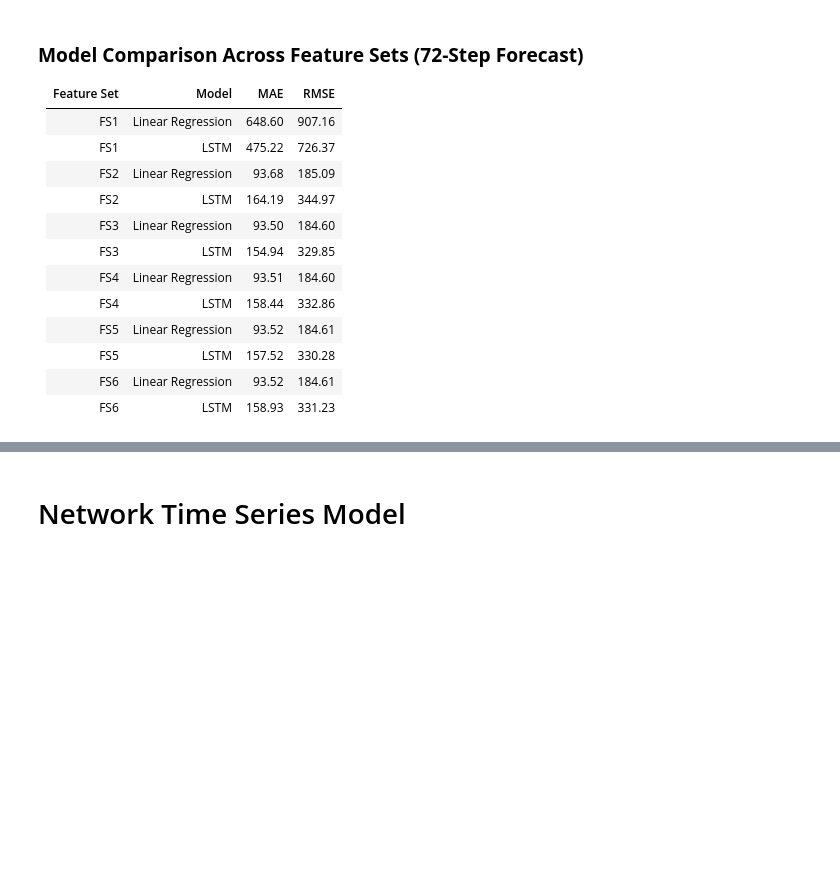
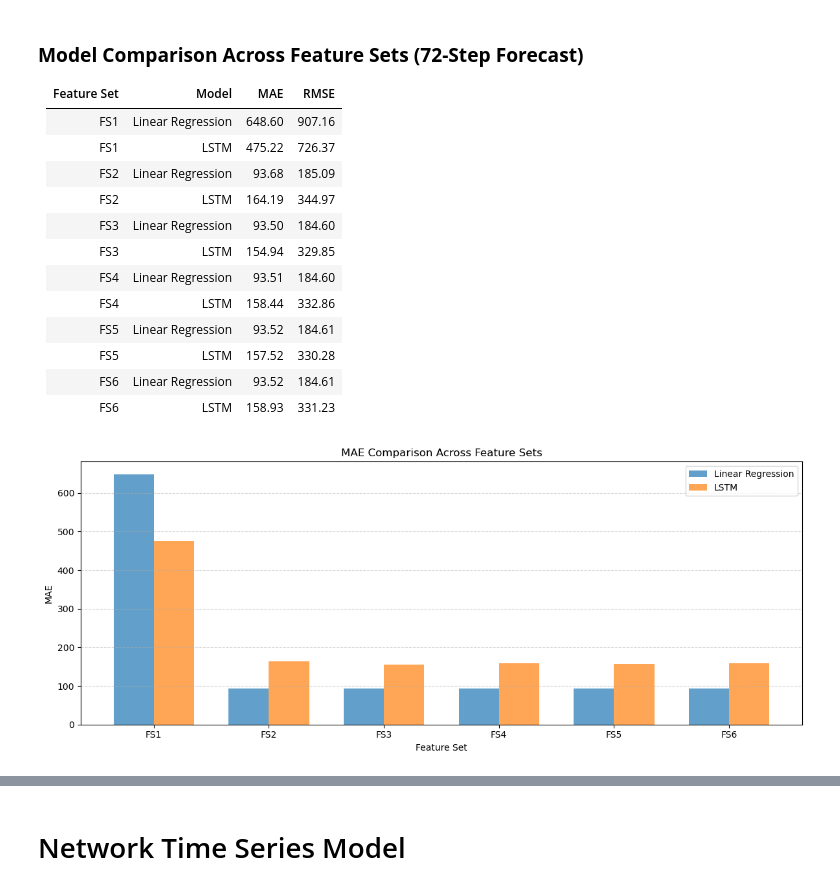
Before and after one commit to RichelCode/EV-Charging-Analysis, a Jupyter notebook: Final 3 months Analysis.ipynb, the cells around one changed output, grey strips where cells are left out. Cells and saved outputs as stored; diff of their text form; code cells hidden in the pictures; blank space fills up the shorter version.

```diff
--- a/Final 3 months Analysis.ipynb
+++ b/Final 3 months Analysis.ipynb
@@ -1459,3 +1459,32 @@ RMSE = 331.23
 | FS5         | LSTM               | 157.52 | 330.28 |
 | FS6         | Linear Regression  | 93.52  | 184.61 |
 | FS6         | LSTM               | 158.93 | 331.23 |
+# %%
+# Feature set labels
+feature_sets = ['FS1', 'FS2', 'FS3', 'FS4', 'FS5', 'FS6']
+
+# Linear Regression results
+mae_lr = [648.60, 93.68, 93.50, 93.51, 93.52, 93.52]
+rmse_lr = [907.16, 185.09, 184.60, 184.60, 184.61, 184.61]
+
+# LSTM results
+mae_lstm = [475.22, 164.19, 154.94, 158.44, 157.52, 158.93]
+rmse_lstm = [726.37, 344.97, 329.85, 332.86, 330.28, 331.23]
+
+x = np.arange(len(feature_sets))  # x-axis locations
+width = 0.35  # bar width
+
+# Plot MAE
+plt.figure(figsize=(12, 5))
+plt.bar(x - width/2, mae_lr, width, label='Linear Regression', alpha=0.7)
+plt.bar(x + width/2, mae_lstm, width, label='LSTM', alpha=0.7)
+plt.xlabel('Feature Set')
+plt.ylabel('MAE')
+plt.title('MAE Comparison Across Feature Sets')
+plt.xticks(x, feature_sets)
+plt.legend()
+plt.grid(axis='y', linestyle='--', alpha=0.5)
+plt.tight_layout()
+plt.show()
+# %% [output]
+[figure, added]
```
Also changed, not shown: parts of 10 cells of this notebook.
